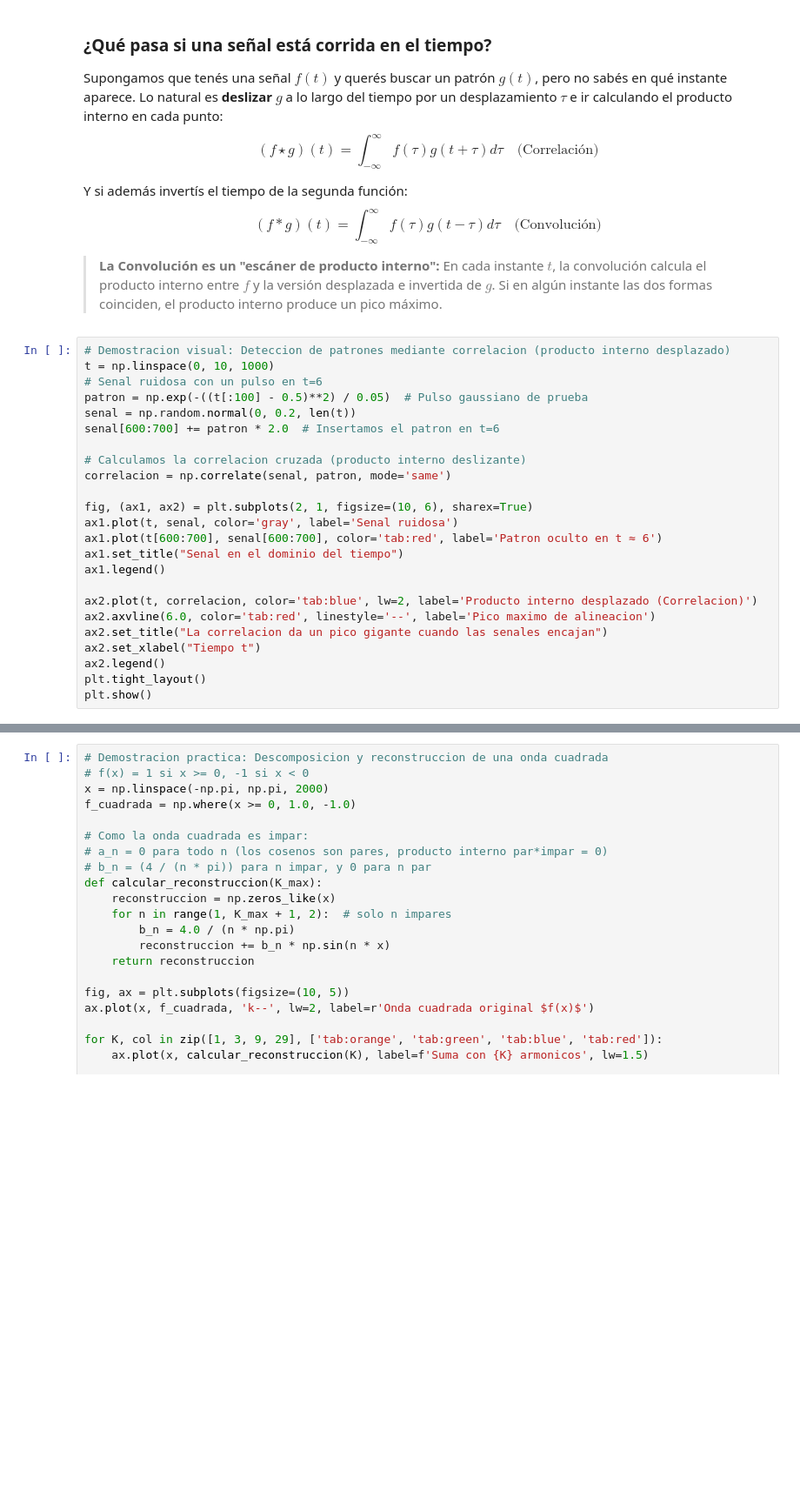
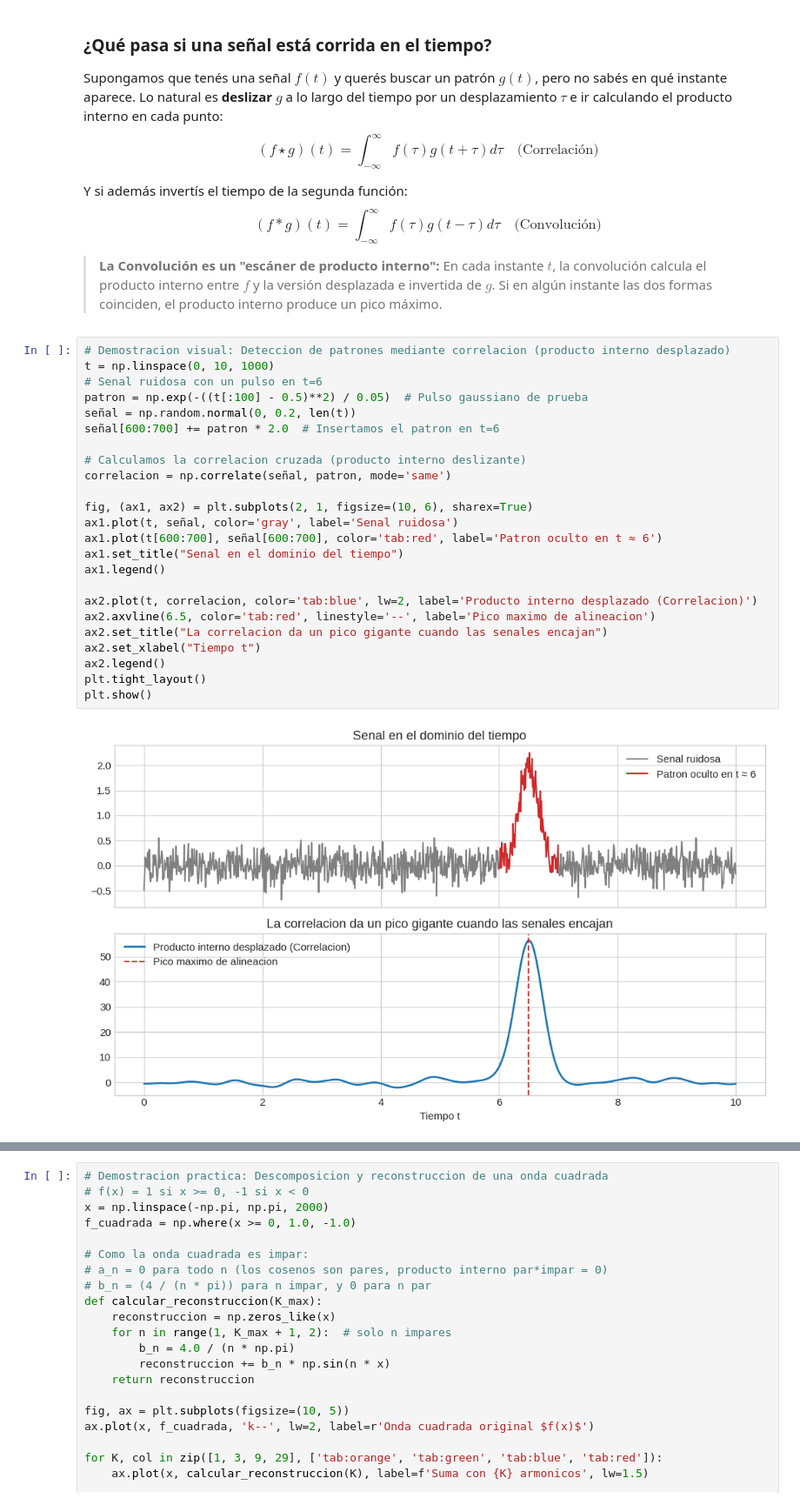
Before and after one commit to StrawEater/PracticasPDI3erBimestre, a Jupyter notebook: Laboratorios/labo4.ipynb, the cells around one changed output, grey strips where cells are left out. Shown at 87% size. Cells and saved outputs as stored; diff of their text form; blank space fills up the shorter version.

```diff
--- a/Laboratorios/labo4.ipynb
+++ b/Laboratorios/labo4.ipynb
@@ -134,27 +148,29 @@ $$(f * g)(t) = \int_{-\infty}^\infty f(\tau) g(t - \tau) d\tau \quad \text{(Conv
 # %%
 # Demostracion visual: Deteccion de patrones mediante correlacion (producto interno desplazado)
 t = np.linspace(0, 10, 1000)
 # Senal ruidosa con un pulso en t=6
 patron = np.exp(-((t[:100] - 0.5)**2) / 0.05)  # Pulso gaussiano de prueba
-senal = np.random.normal(0, 0.2, len(t))
-senal[600:700] += patron * 2.0  # Insertamos el patron en t=6
+señal = np.random.normal(0, 0.2, len(t))
+señal[600:700] += patron * 2.0  # Insertamos el patron en t=6
 
 # Calculamos la correlacion cruzada (producto interno deslizante)
-correlacion = np.correlate(senal, patron, mode='same')
+correlacion = np.correlate(señal, patron, mode='same')
 
 fig, (ax1, ax2) = plt.subplots(2, 1, figsize=(10, 6), sharex=True)
-ax1.plot(t, senal, color='gray', label='Senal ruidosa')
-ax1.plot(t[600:700], senal[600:700], color='tab:red', label='Patron oculto en t ≈ 6')
+ax1.plot(t, señal, color='gray', label='Senal ruidosa')
+ax1.plot(t[600:700], señal[600:700], color='tab:red', label='Patron oculto en t ≈ 6')
 ax1.set_title("Senal en el dominio del tiempo")
 ax1.legend()
 
 ax2.plot(t, correlacion, color='tab:blue', lw=2, label='Producto interno desplazado (Correlacion)')
-ax2.axvline(6.0, color='tab:red', linestyle='--', label='Pico maximo de alineacion')
+ax2.axvline(6.5, color='tab:red', linestyle='--', label='Pico maximo de alineacion')
 ax2.set_title("La correlacion da un pico gigante cuando las senales encajan")
 ax2.set_xlabel("Tiempo t")
 ax2.legend()
 plt.tight_layout()
 plt.show()
+# %% [output]
+[figure, added]
 # %% [markdown]
 ---
 ## 4. Senos y Cosenos como "Vectores Canónicos" (La Base Ortogonal)
```
Also changed, not shown: parts of 13 cells of this notebook.
